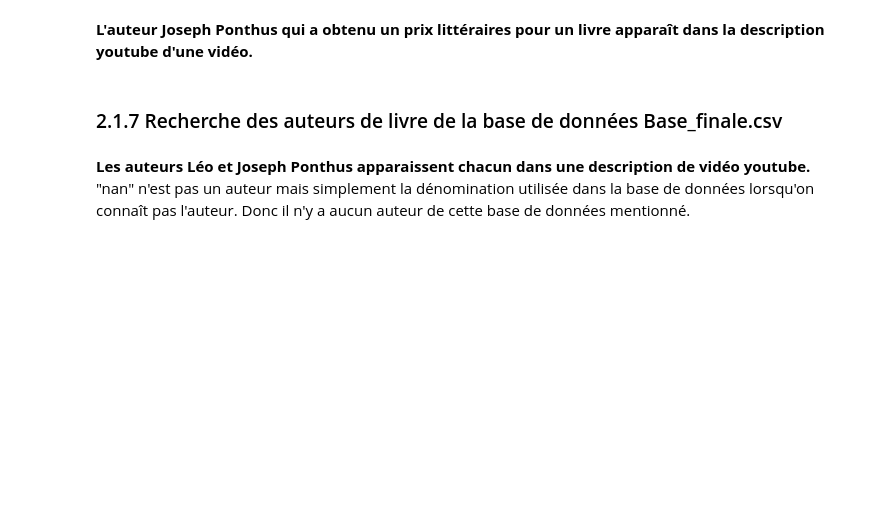
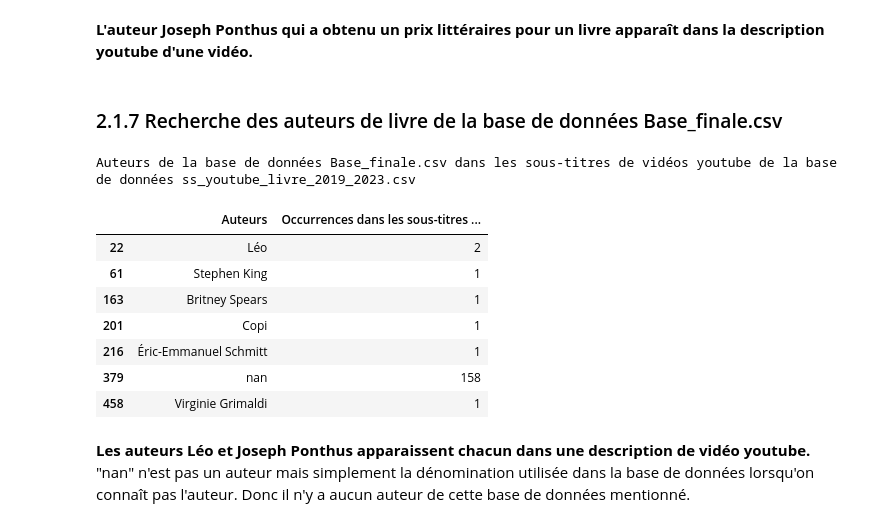
Before and after one commit to manonmgd/pythonds_MM_MM_DS, a Jupyter notebook: stat_descriptives_youtube_suite.ipynb, the cells around one changed output. Cells and saved outputs as stored; diff of their text form; code cells hidden in the pictures; blank space fills up the shorter version.

```diff
--- a/stat_descriptives_youtube_suite.ipynb
+++ b/stat_descriptives_youtube_suite.ipynb
@@ -908,3 +915,15 @@ auteur_dans_description('Base_finale','youtube_livre_2019_2023')
+# %%
+auteur_dans_sous_titres('Base_finale','ss_youtube_livre_2019_2023')
+# %% [output]
+Auteurs de la base de données Base_finale.csv dans les sous-titres de vidéos youtube de la base de données ss_youtube_livre_2019_2023.csv
+|  | Auteurs | Occurrences dans les sous-titres ... |
+| 22 | Léo | 2 |
+| 61 | Stephen King | 1 |
+| 163 | Britney Spears | 1 |
+| 201 | Copi | 1 |
+| 216 | Éric-Emmanuel Schmitt | 1 |
+| 379 | nan | 158 |
+| 458 | Virginie Grimaldi | 1 |
 # %% [markdown]
 **Les auteurs Léo et Joseph Ponthus apparaissent chacun dans une description de vidéo youtube.** "nan" n'est pas un auteur mais simplement la dénomination utilisée dans la base de données lorsqu'on connaît pas l'auteur. Donc il n'y a aucun auteur de cette base de données mentionné.
 # %% [markdown]
```
Also changed, not shown: parts of 19 cells of this notebook.
